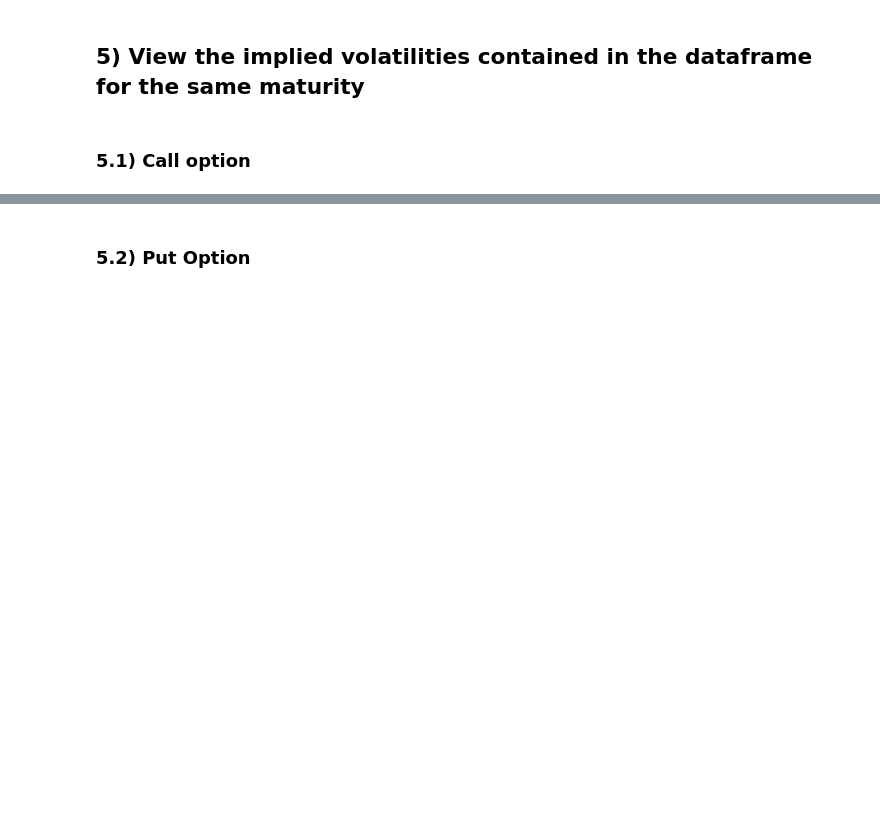
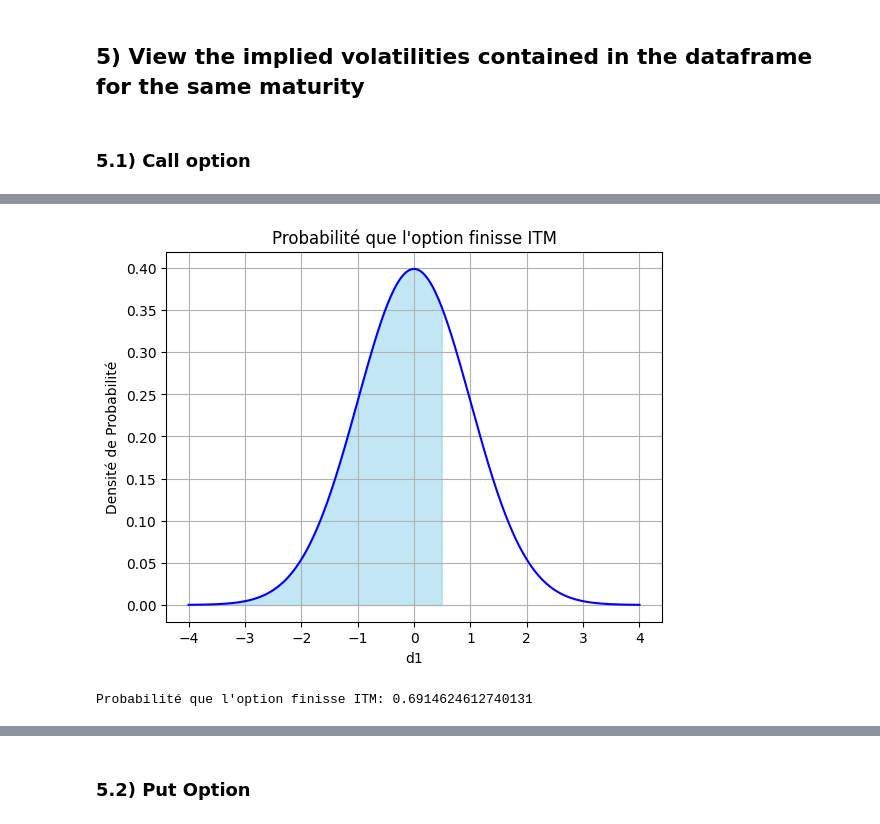
Before and after one commit to sylv0303/Git, a Jupyter notebook: Pricing.ipynb, the cells around one changed output, grey strips where cells are left out. Saved outputs shown, nothing was run; the diff lists cells and outputs as text; code cells hidden in the pictures; blank space fills up the shorter version.

```diff
--- a/Pricing.ipynb
+++ b/Pricing.ipynb
@@ -256,0 +393,29 @@ print(put_filter)
+# %%
+import numpy as np
+import matplotlib.pyplot as plt
+from scipy.stats import norm
+
+def itm_probability(d1):
+    return norm.cdf(d1)
+
+def plot_itm_probability(d1):
+    x = np.linspace(-4, 4, 1000)
+    y = norm.pdf(x)
+    plt.plot(x, y, 'b')
+    plt.fill_between(x, y, where=(x <= d1), color='skyblue', alpha=0.5)
+    plt.title("Probabilité que l'option finisse ITM")
+    plt.xlabel('d1')
+    plt.ylabel('Densité de Probabilité')
+    plt.grid(True)
+    plt.gca().set_facecolor('none')  # Fond transparent
+    plt.show()
+
+# Valeur de d1
+d1 = 0.5
+
+# Tracé de la probabilité que l'option finisse ITM avec l'aire sous la courbe et fond transparent
+plot_itm_probability(d1)
+print("Probabilité que l'option finisse ITM:", probability)
+# %% [output]
+[figure, added]
+Probabilité que l'option finisse ITM: 0.6914624612740131
```
Also changed, not shown: parts of 25 cells of this notebook.
